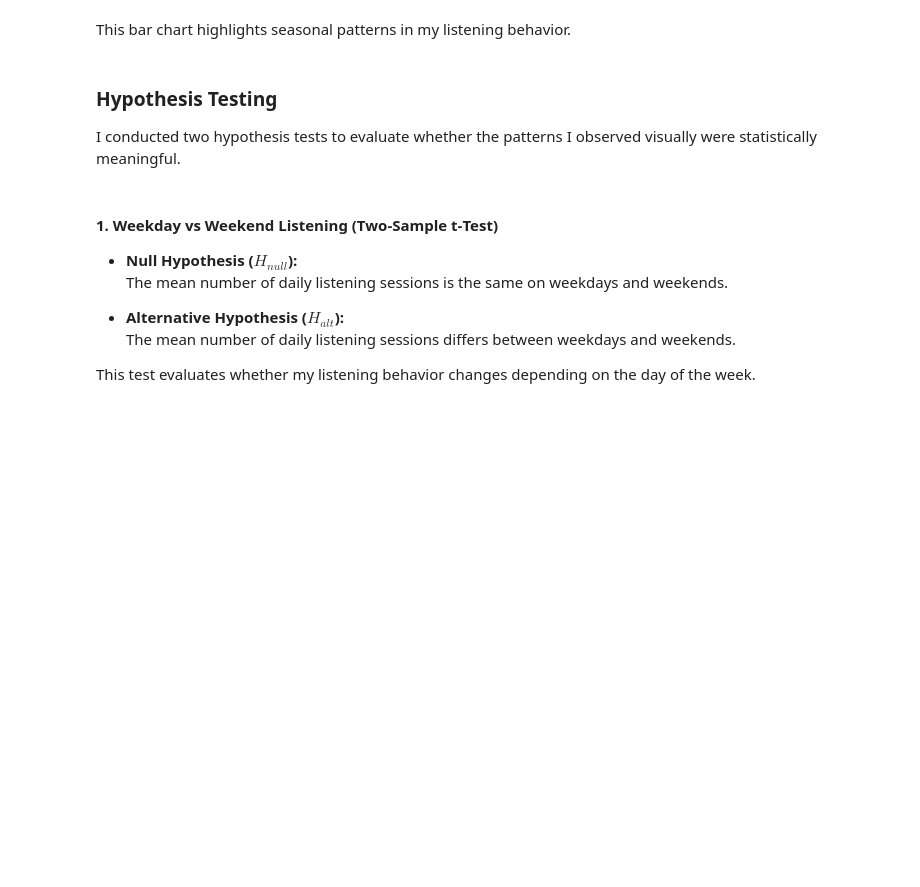
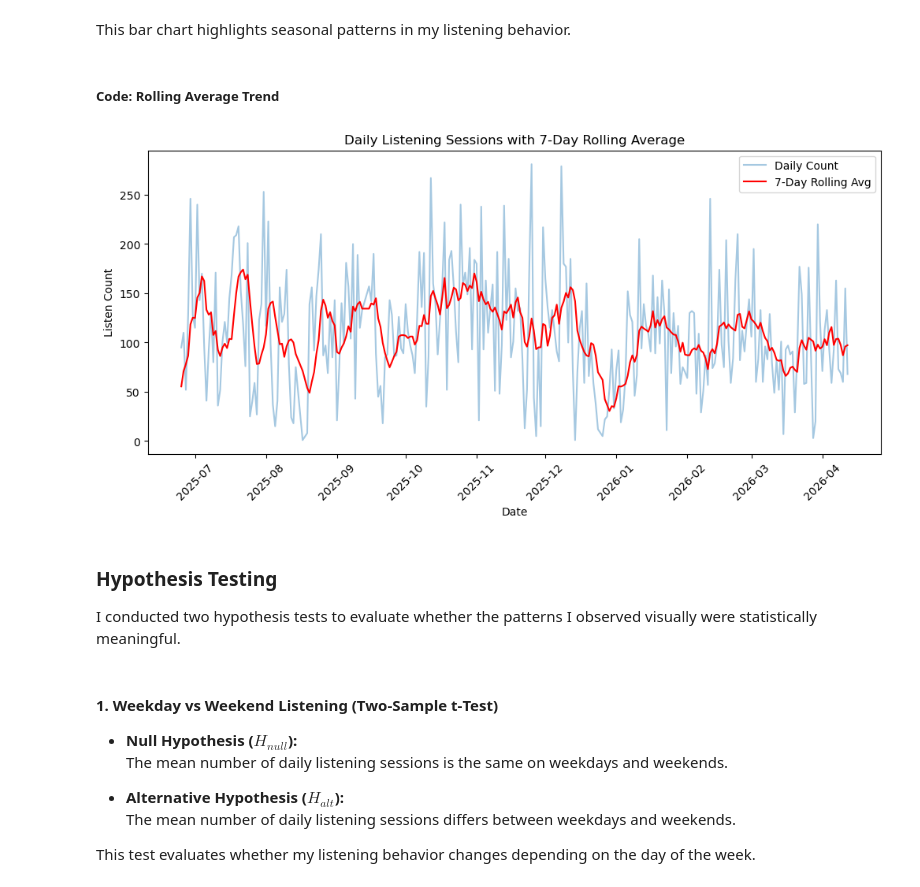
Before and after one commit to tschuff-web/lalaland, a Jupyter notebook: lalaland.ipynb, the cells around one changed output. Saved outputs shown, nothing was run; the diff lists cells and outputs as text; code cells hidden in the pictures; blank space fills up the shorter version.

```diff
--- a/lalaland.ipynb
+++ b/lalaland.ipynb
@@ -336,5 +322,12 @@ plt.show()
 # %% [markdown]
 This bar chart highlights seasonal patterns in my listening behavior.
+# %% [markdown]
+##### Code: Rolling Average Trend
+# %%
+# Rolling Average Trend
+new_utils.rolling_average_trend(merged_df)
+# %% [output]
+[figure, added]
 # %% [markdown]
 ### Hypothesis Testing
 
```
Also changed, not shown: parts of 28 cells of this notebook, 2 other files.
